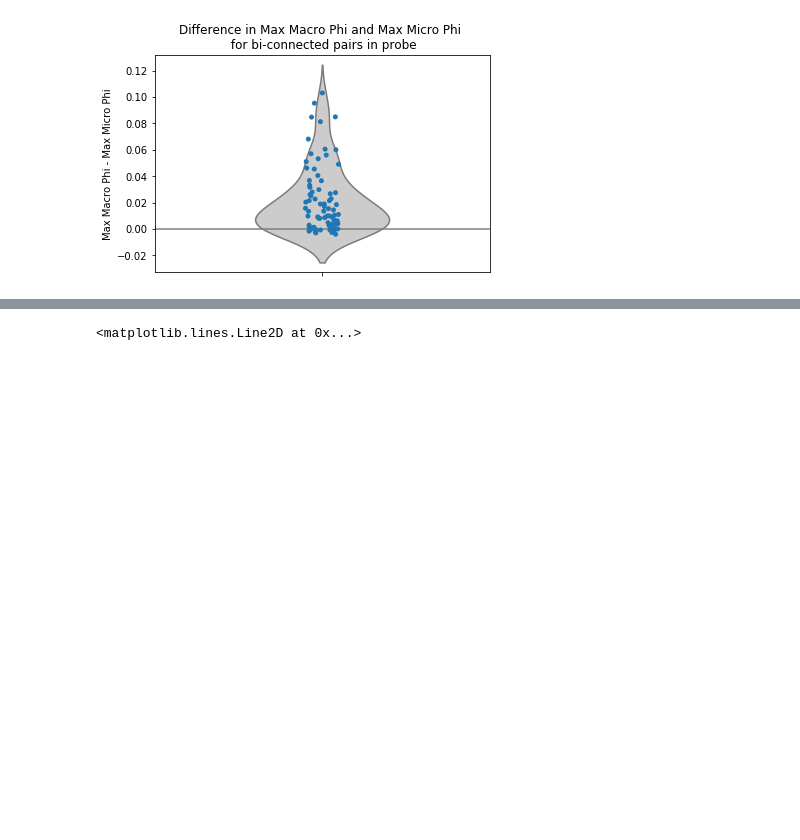
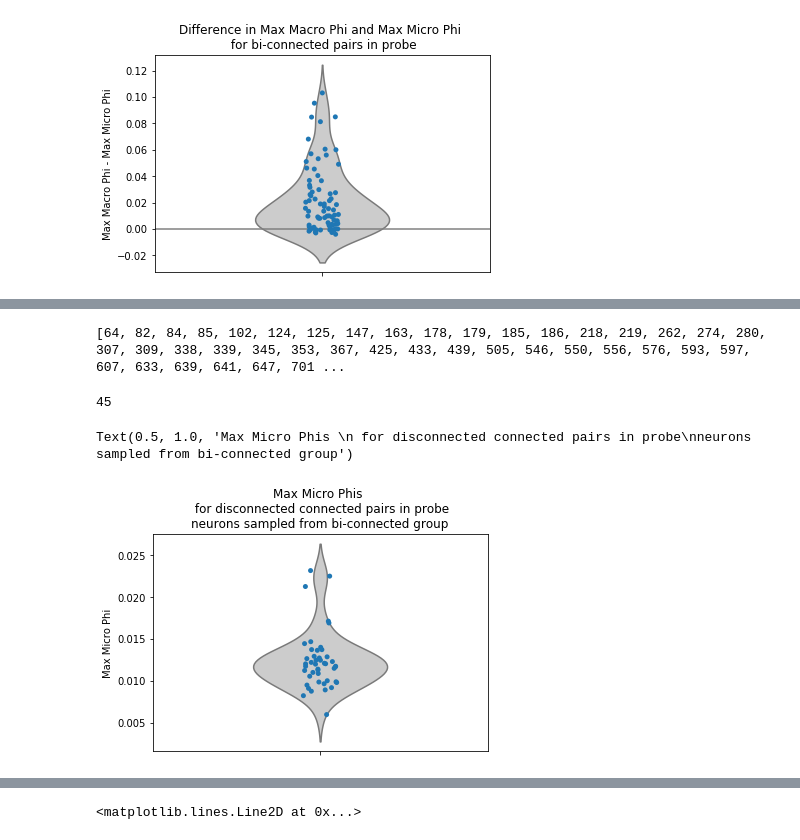
Before and after one commit to mmasque/temporal_emergence, a Jupyter notebook: spiking_statistics.ipynb, the cells around one changed output, grey strips where cells are left out. Cells and saved outputs as stored; diff of their text form; code cells hidden in the pictures; blank space fills up the shorter version.

```diff
--- a/spiking_statistics.ipynb
+++ b/spiking_statistics.ipynb
@@ -361,0 +387,35 @@ plt.axhline(y=0, color='gray', linestyle='-')
+# %%
+# Get the maximums for each coarse graining
+max_micros_wnan = []
+max_macros_wnan = [[] for i in range(16)]
+
+for micros,macros,(i,j) in all_16_macro_micros_disconnected_random_500:
+    max_micros_wnan.append(np.nanmax(micros))
+    max_macro = np.nanmax(macros, axis=(0,1))
+    for m in range(len(max_macro)):
+        max_macros_wnan[m].append(max_macro[m])
+# %%
+# get non_nan maxes
+max_micros = np.array(max_micros_wnan)
+print([i for i, x in enumerate(~np.isnan(max_micros)) if x])
+max_micros = max_micros[~np.isnan(max_micros)]
+
+max_macros = [np.array(m_mac) for m_mac in max_macros_wnan]
+max_macros = [m_mac[~np.isnan(m_mac)] for m_mac in max_macros]
+# %% [output]
+[64, 82, 84, 85, 102, 124, 125, 147, 163, 178, 179, 185, 186, 218, 219, 262, 274, 280, 307, 309, 338, 339, 345, 353, 367, 425, 433, 439, 505, 546, 550, 556, 576, 593, 597, 607, 633, 639, 641, 647, 701 ...
+# %%
+print(len(max_micros))
+# %% [output]
+45
+# %%
+import seaborn as sns
+import matplotlib.pyplot as plt
+ax = sns.violinplot(max_micros, orient='v', color=".8", inner=None, width=0.4)
+ax = sns.stripplot(max_micros, orient='v',jitter=0.05)
+plt.ylabel("Max Micro Phi")
+plt.title("Max Micro Phis \n for disconnected connected pairs in probe\nneurons sampled from bi-connected group")
+#plt.ylim([-0.03,0.17])
+# %% [output]
+Text(0.5, 1.0, 'Max Micro Phis \n for disconnected connected pairs in probe\nneurons sampled from bi-connected group')
+[figure, added]
```
Also changed, not shown: parts of 19 cells of this notebook, 3 other files.
